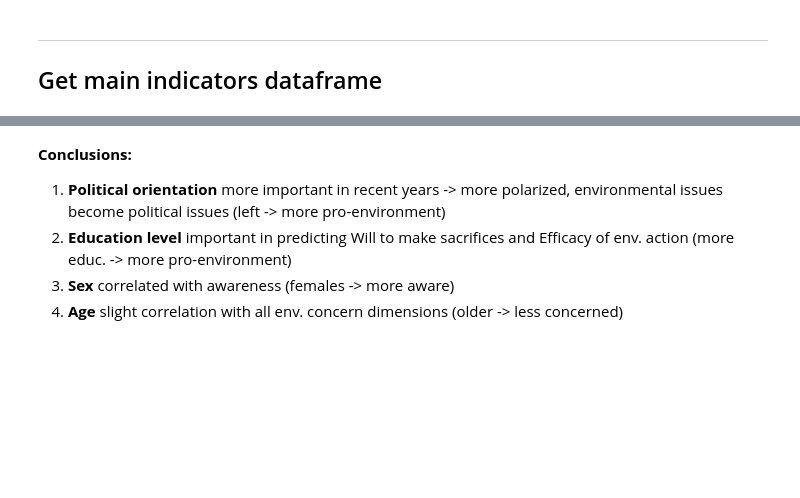
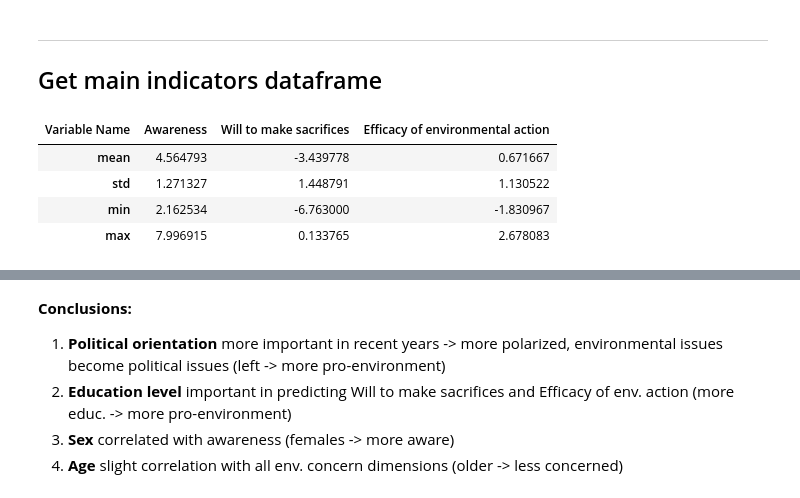
Before and after one commit to EdoardoTronconi/TesiMagistrale, a Jupyter notebook: PredictiveIndicators.ipynb, the cells around one changed output, grey strips where cells are left out. Saved outputs shown, nothing was run; the diff lists cells and outputs as text; code cells hidden in the pictures; blank space fills up the shorter version.

```diff
--- a/PredictiveIndicators.ipynb
+++ b/PredictiveIndicators.ipynb
@@ -284,0 +299,8 @@ predictive_indicators_individual.columns.name = "Indicators"
+# %%
+data_issp_numerical_clustered_grouped.loc[:,"Environmental concern dimension"].describe().loc[["mean", "std", "min", "max"]]
+# %% [output]
+| Variable Name | Awareness | Will to make sacrifices | Efficacy of environmental action |
+| mean | 4.564793 | -3.439778 | 0.671667 |
+| std | 1.271327 | 1.448791 | 1.130522 |
+| min | 2.162534 | -6.763000 | -1.830967 |
+| max | 7.996915 | 0.133765 | 2.678083 |
```
Also changed, not shown: parts of 18 cells of this notebook, 7 other files.
